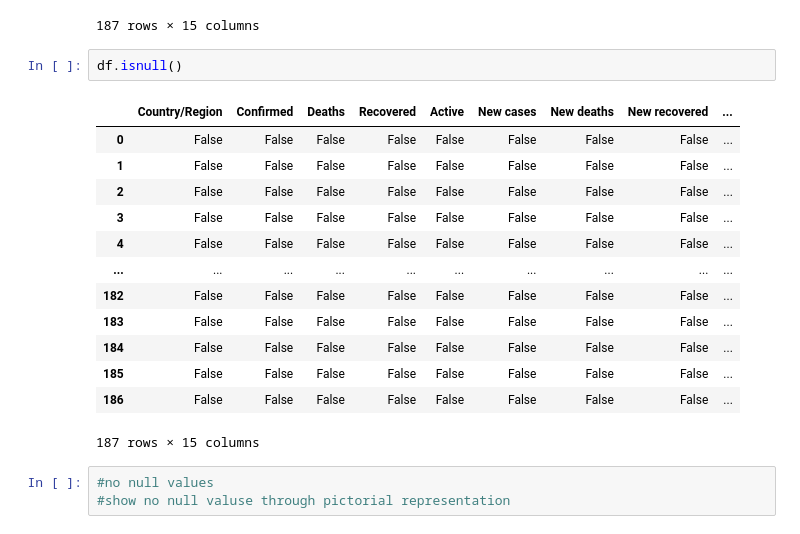
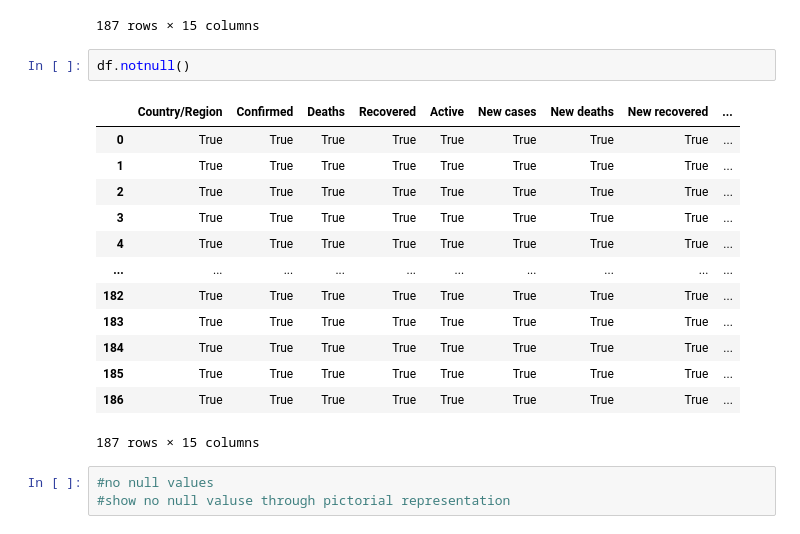
Before and after one commit to shreyansh080603/bdcoetask0, a Jupyter notebook: bdcoetask.ipynb, the cells around one changed output. Cells and saved outputs as stored; diff of their text form.

```diff
--- a/bdcoetask.ipynb
+++ b/bdcoetask.ipynb
@@ -23,20 +23,20 @@ df
 | 186 | Zimbabwe | 2704 | 36 | 542 | 2126 | 192 | 2 | 24 | ... |
 187 rows × 15 columns
 # %%
-df.isnull()
+df.notnull()
 # %% [output]
 |  | Country/Region | Confirmed | Deaths | Recovered | Active | New cases | New deaths | New recovered | ... |
-| 0 | False | False | False | False | False | False | False | False | ... |
-| 1 | False | False | False | False | False | False | False | False | ... |
-| 2 | False | False | False | False | False | False | False | False | ... |
-| 3 | False | False | False | False | False | False | False | False | ... |
-| 4 | False | False | False | False | False | False | False | False | ... |
+| 0 | True | True | True | True | True | True | True | True | ... |
+| 1 | True | True | True | True | True | True | True | True | ... |
+| 2 | True | True | True | True | True | True | True | True | ... |
+| 3 | True | True | True | True | True | True | True | True | ... |
+| 4 | True | True | True | True | True | True | True | True | ... |
 | ... | ... | ... | ... | ... | ... | ... | ... | ... | ... |
-| 182 | False | False | False | False | False | False | False | False | ... |
-| 183 | False | False | False | False | False | False | False | False | ... |
-| 184 | False | False | False | False | False | False | False | False | ... |
-| 185 | False | False | False | False | False | False | False | False | ... |
-| 186 | False | False | False | False | False | False | False | False | ... |
+| 182 | True | True | True | True | True | True | True | True | ... |
+| 183 | True | True | True | True | True | True | True | True | ... |
+| 184 | True | True | True | True | True | True | True | True | ... |
+| 185 | True | True | True | True | True | True | True | True | ... |
+| 186 | True | True | True | True | True | True | True | True | ... |
 187 rows × 15 columns
 # %%
 #no null values
```
Also changed, not shown: parts of 6 cells of this notebook.
